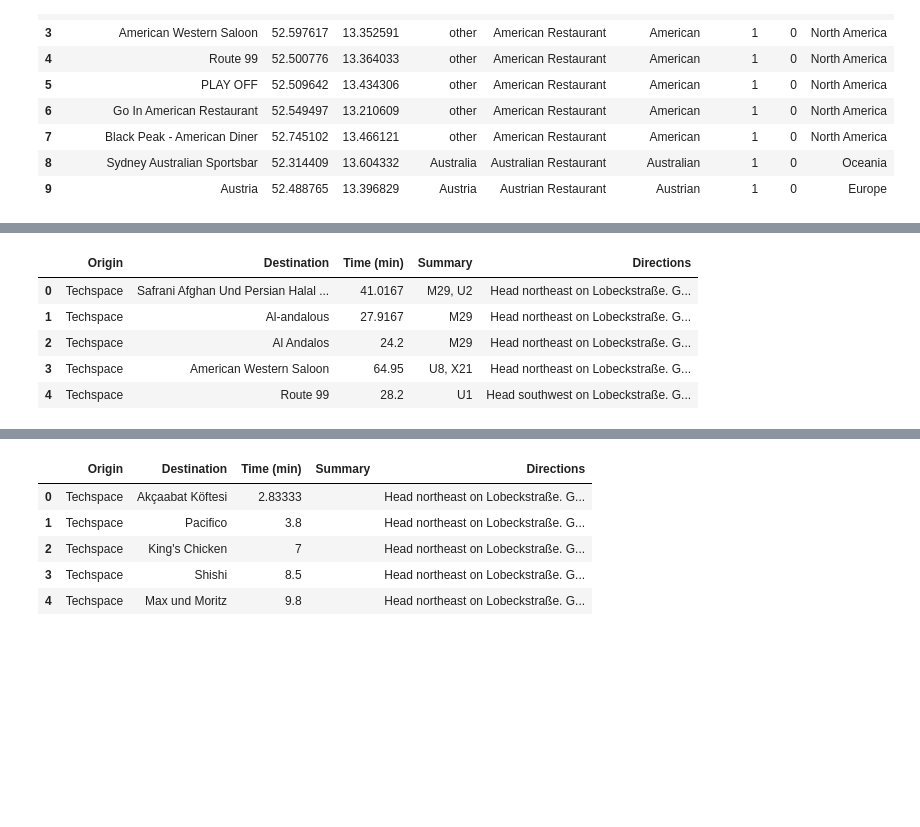
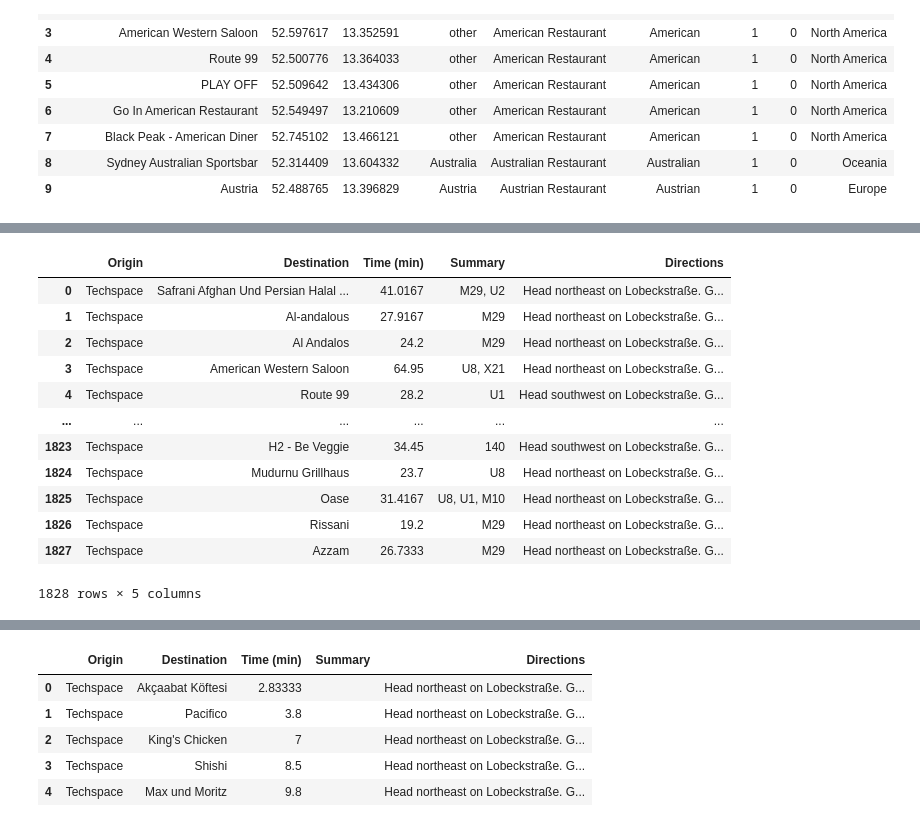
Before and after one commit to auromh/berlin_restaurants, a Jupyter notebook: Routing.ipynb, the cells around one changed output, grey strips where cells are left out. Saved outputs shown, nothing was run; the diff lists cells and outputs as text; code cells hidden in the pictures; blank space fills up the shorter version.

```diff
--- a/Routing.ipynb
+++ b/Routing.ipynb
@@ -726,11 +731,18 @@ all_directions.head(10)
 all_directions.to_pickle("data/all_directions.pkl")
 # %%
 all_directions_from_techsp=pd.read_pickle("data/all_directions.pkl")
-all_directions_from_techsp.head()
+all_directions_from_techsp
 # %% [output]
 |  | Origin | Destination | Time (min) | Summary | Directions |
 | 0 | Techspace | Safrani Afghan Und Persian Halal ... | 41.0167 | M29, U2 | Head northeast on Lobeckstraße. G... |
 | 1 | Techspace | Al-andalous | 27.9167 | M29 | Head northeast on Lobeckstraße. G... |
 | 2 | Techspace | Al Andalos | 24.2 | M29 | Head northeast on Lobeckstraße. G... |
 | 3 | Techspace | American Western Saloon | 64.95 | U8, X21 | Head northeast on Lobeckstraße. G... |
 | 4 | Techspace | Route 99 | 28.2 | U1 | Head southwest on Lobeckstraße. G... |
+| ... | ... | ... | ... | ... | ... |
+| 1823 | Techspace | H2 - Be Veggie | 34.45 | 140 | Head southwest on Lobeckstraße. G... |
+| 1824 | Techspace | Mudurnu Grillhaus | 23.7 | U8 | Head northeast on Lobeckstraße. G... |
+| 1825 | Techspace | Oase | 31.4167 | U8, U1, M10 | Head northeast on Lobeckstraße. G... |
+| 1826 | Techspace | Rissani | 19.2 | M29 | Head northeast on Lobeckstraße. G... |
+| 1827 | Techspace | Azzam | 26.7333 | M29 | Head northeast on Lobeckstraße. G... |
+1828 rows × 5 columns
```
Also changed, not shown: parts of 7 cells of this notebook.
